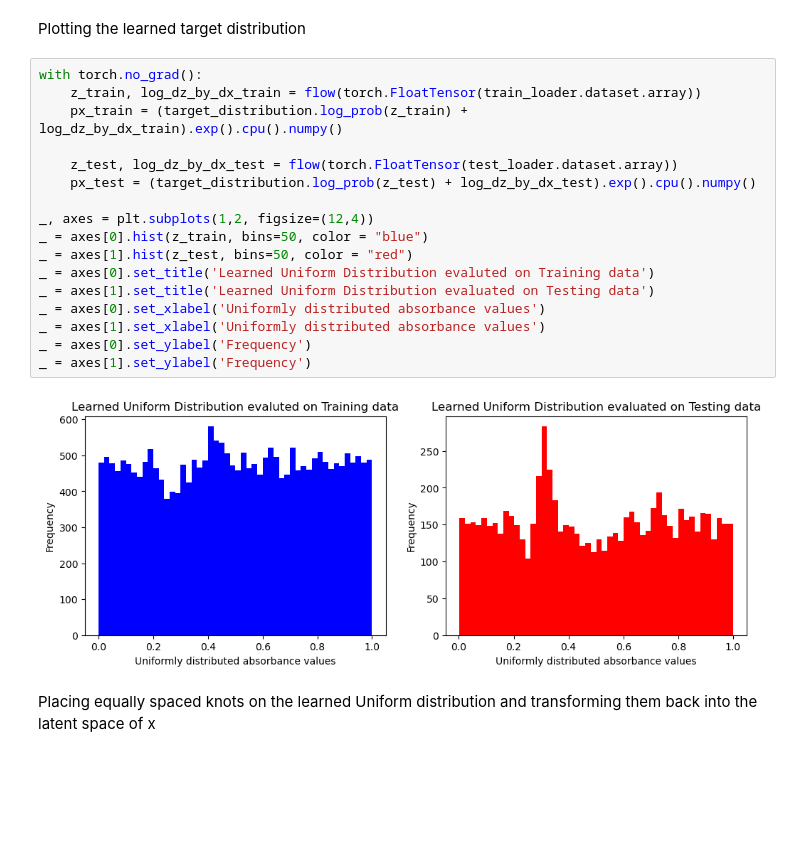
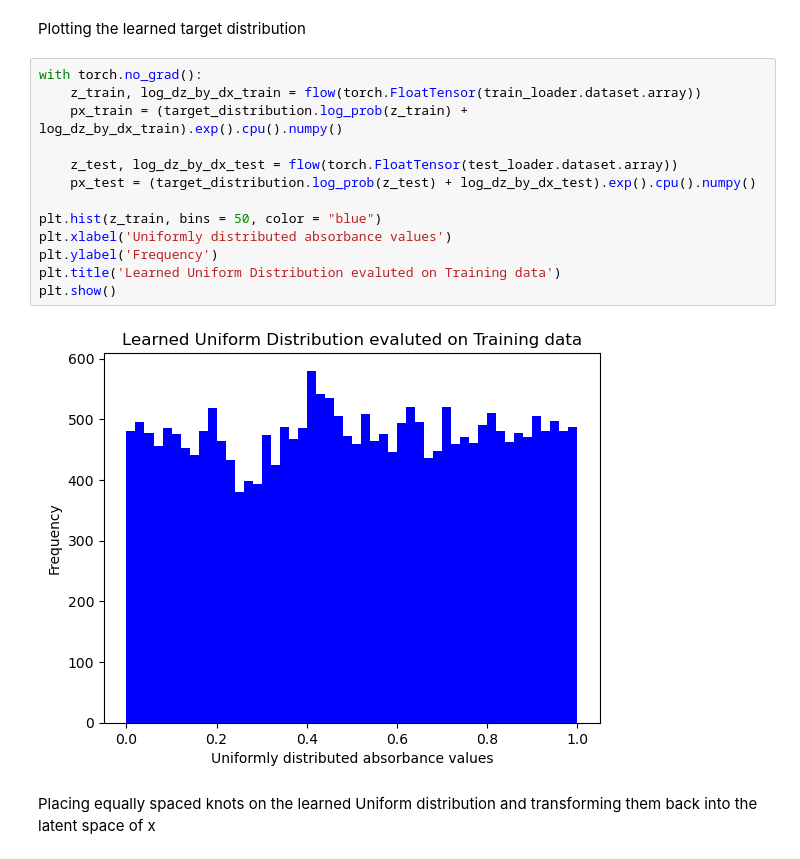
Before and after one commit to firben-sass/Fagprojekt, a Jupyter notebook: main.ipynb, the cells around one changed output. Saved outputs shown, nothing was run; the diff lists cells and outputs as text; blank space fills up the shorter version.

```diff
--- a/main.ipynb
+++ b/main.ipynb
@@ -135,22 +123,18 @@ Plotting the learned target distribution
 # %%
 with torch.no_grad():
     z_train, log_dz_by_dx_train = flow(torch.FloatTensor(train_loader.dataset.array))
     px_train = (target_distribution.log_prob(z_train) + log_dz_by_dx_train).exp().cpu().numpy()
 
     z_test, log_dz_by_dx_test = flow(torch.FloatTensor(test_loader.dataset.array))
     px_test = (target_distribution.log_prob(z_test) + log_dz_by_dx_test).exp().cpu().numpy()
 
-_, axes = plt.subplots(1,2, figsize=(12,4))
-_ = axes[0].hist(z_train, bins=50, color = "blue")
-_ = axes[1].hist(z_test, bins=50, color = "red")
-_ = axes[0].set_title('Learned Uniform Distribution evaluted on Training data')
-_ = axes[1].set_title('Learned Uniform Distribution evaluated on Testing data')
-_ = axes[0].set_xlabel('Uniformly distributed absorbance values')
-_ = axes[1].set_xlabel('Uniformly distributed absorbance values')
-_ = axes[0].set_ylabel('Frequency')
-_ = axes[1].set_ylabel('Frequency')
+plt.hist(z_train, bins = 50, color = "blue")
+plt.xlabel('Uniformly distributed absorbance values')
+plt.ylabel('Frequency')
+plt.title('Learned Uniform Distribution evaluted on Training data')
+plt.show()
 # %% [output]
-[figure, old version]
+[figure, new version]
 # %% [markdown]
 Placing equally spaced knots on the learned Uniform distribution and transforming them back into the latent space of x
 # %%
```
Also changed, not shown: parts of 11 cells of this notebook.
